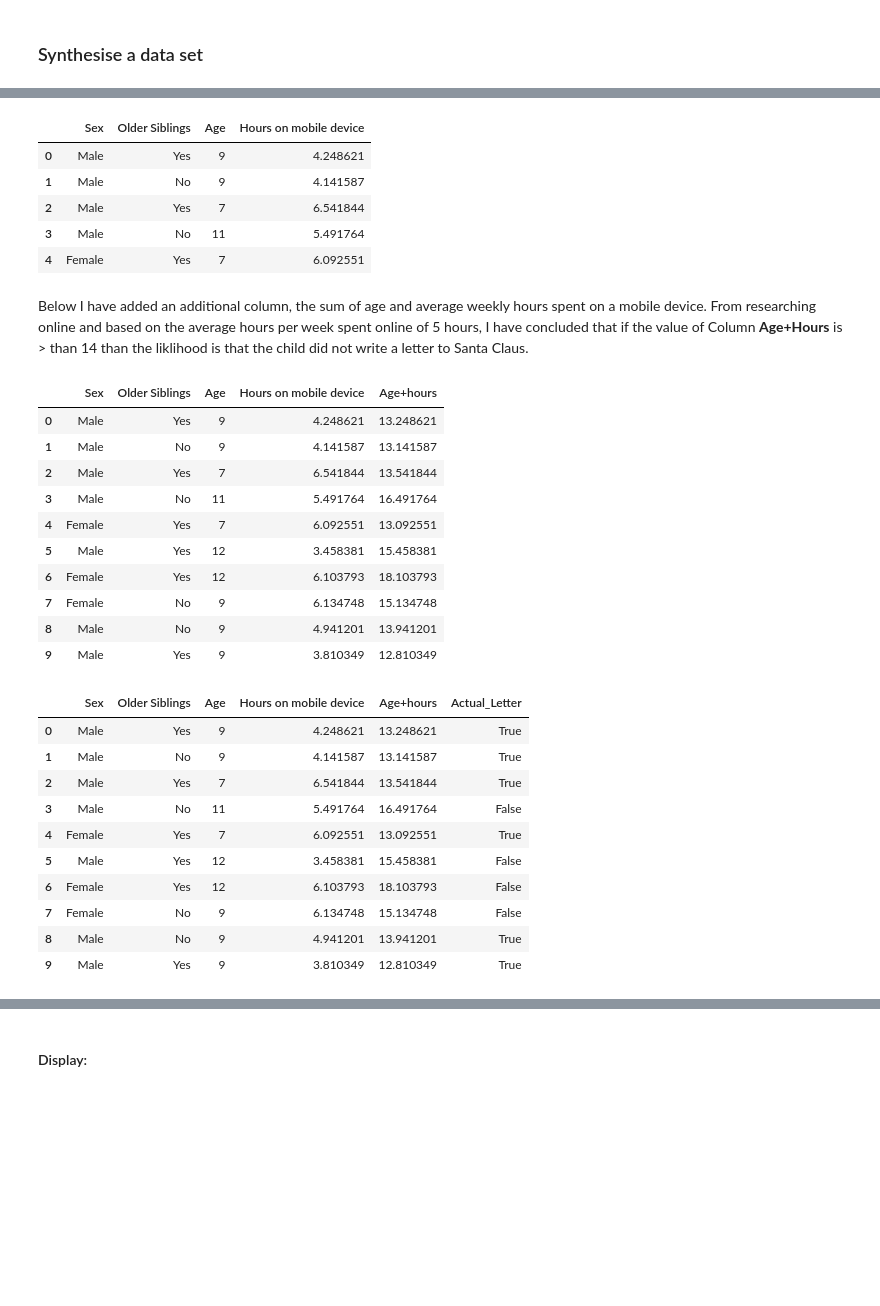
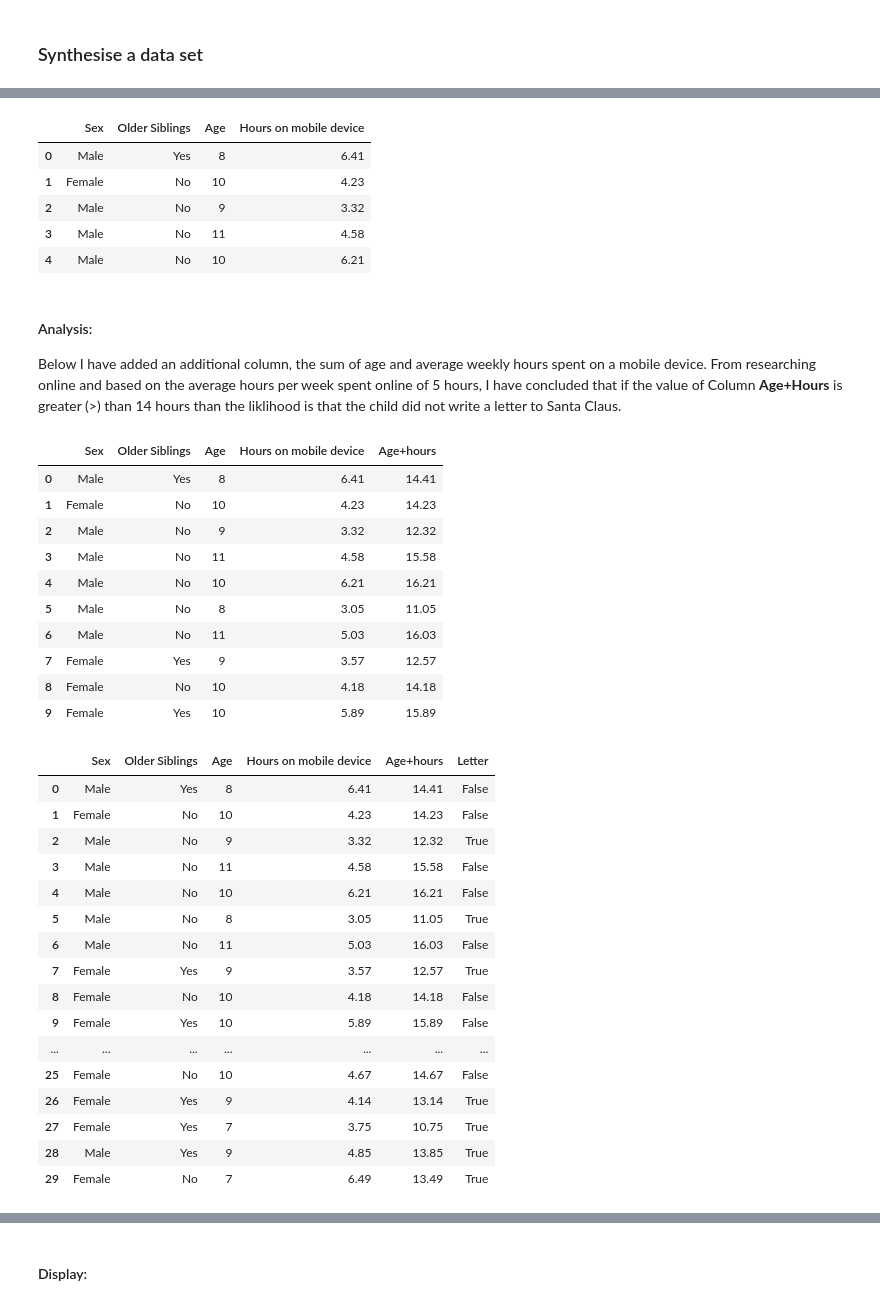
Before and after one commit to JulianConneely/Programming-for-Data-Analysis-Project-Dec18, a Jupyter notebook: Santa Claus.ipynb, the cells around one changed output, grey strips where cells are left out. Saved outputs shown, nothing was run; the diff lists cells and outputs as text; code cells hidden in the pictures; blank space fills up the shorter version.

```diff
--- a/Santa Claus.ipynb
+++ b/Santa Claus.ipynb
@@ -85,6 +84,7 @@ While this can of course be monitored by parents, it is very difficult. I feel t
 As metioned above I found that primary school students access mobile devices on average five hours per week with a standard deviation of one hour and that a normal distribution is an acceptable model for such a variable
 # %%
 # generates a set of hours of mobile device usage with mean of 5 using the normal distribution
-hours = np.random.normal(5, 1, 100)
+# rounded to two decimal places
+hours = np.random.normal(5, 1, 100).round(2)
 hours
 # %% [output]
@@ -184,50 +188,57 @@ df = df[['Sex','Older Siblings','Age','Hours on mobile device']]
 df.head()
 # %% [output]
 |  | Sex | Older Siblings | Age | Hours on mobile device |
-| 0 | Male | Yes | 9 | 4.248621 |
-| 1 | Male | No | 9 | 4.141587 |
-| 2 | Male | Yes | 7 | 6.541844 |
-| 3 | Male | No | 11 | 5.491764 |
-| 4 | Female | Yes | 7 | 6.092551 |
+| 0 | Male | Yes | 8 | 6.41 |
+| 1 | Female | No | 10 | 4.23 |
+| 2 | Male | No | 9 | 3.32 |
+| 3 | Male | No | 11 | 4.58 |
+| 4 | Male | No | 10 | 6.21 |
 # %% [markdown]
 
-Below I have added an additional column, the sum of age and average weekly hours spent on a mobile device. From researching online and based on the average hours per week spent online of 5 hours, I have concluded that if the value of Column **Age+Hours** is > than 14 than the liklihood is that the child did not write a letter to Santa Claus.
+#### Analysis:
+Below I have added an additional column, the sum of age and average weekly hours spent on a mobile device. From researching online and based on the average hours per week spent online of 5 hours, I have concluded that if the value of Column **Age+Hours** is greater (>) than 14 hours than the liklihood is that the child did not write a letter to Santa Claus.
 # %%
-# adding additional column based on the other columns [5]:
+# adding additional column based on the other columns [7]:
 df['Age+hours'] = (df.Age + df['Hours on mobile device'])
 df.head(10)
 # %% [output]
 |  | Sex | Older Siblings | Age | Hours on mobile device | Age+hours |
-| 0 | Male | Yes | 9 | 4.248621 | 13.248621 |
-| 1 | Male | No | 9 | 4.141587 | 13.141587 |
-| 2 | Male | Yes | 7 | 6.541844 | 13.541844 |
-| 3 | Male | No | 11 | 5.491764 | 16.491764 |
-| 4 | Female | Yes | 7 | 6.092551 | 13.092551 |
-| 5 | Male | Yes | 12 | 3.458381 | 15.458381 |
-| 6 | Female | Yes | 12 | 6.103793 | 18.103793 |
-| 7 | Female | No | 9 | 6.134748 | 15.134748 |
-| 8 | Male | No | 9 | 4.941201 | 13.941201 |
-| 9 | Male | Yes | 9 | 3.810349 | 12.810349 |
+| 0 | Male | Yes | 8 | 6.41 | 14.41 |
+| 1 | Female | No | 10 | 4.23 | 14.23 |
+| 2 | Male | No | 9 | 3.32 | 12.32 |
+| 3 | Male | No | 11 | 4.58 | 15.58 |
+| 4 | Male | No | 10 | 6.21 | 16.21 |
+| 5 | Male | No | 8 | 3.05 | 11.05 |
+| 6 | Male | No | 11 | 5.03 | 16.03 |
+| 7 | Female | Yes | 9 | 3.57 | 12.57 |
+| 8 | Female | No | 10 | 4.18 | 14.18 |
+| 9 | Female | Yes | 10 | 5.89 | 15.89 |
 # %%
 # WIP
 # adding additional column based on the other columns [6]:
 # where True = letter was written
 # and False = No letter was written
 
 import numpy as np
-df['Actual_Letter'] = np.where(df['Age+hours']<14.00, True, False)
-df.head(10)
+df['Letter'] = np.where(df['Age+hours']<14.00, True, False)
+df.head(30)
 # %% [output]
-|  | Sex | Older Siblings | Age | Hours on mobile device | Age+hours | Actual_Letter |
-| 0 | Male | Yes | 9 | 4.248621 | 13.248621 | True |
-| 1 | Male | No | 9 | 4.141587 | 13.141587 | True |
-| 2 | Male | Yes | 7 | 6.541844 | 13.541844 | True |
-| 3 | Male | No | 11 | 5.491764 | 16.491764 | False |
-| 4 | Female | Yes | 7 | 6.092551 | 13.092551 | True |
-| 5 | Male | Yes | 12 | 3.458381 | 15.458381 | False |
-| 6 | Female | Yes | 12 | 6.103793 | 18.103793 | False |
-| 7 | Female | No | 9 | 6.134748 | 15.134748 | False |
-| 8 | Male | No | 9 | 4.941201 | 13.941201 | True |
-| 9 | Male | Yes | 9 | 3.810349 | 12.810349 | True |
+|  | Sex | Older Siblings | Age | Hours on mobile device | Age+hours | Letter |
+| 0 | Male | Yes | 8 | 6.41 | 14.41 | False |
+| 1 | Female | No | 10 | 4.23 | 14.23 | False |
+| 2 | Male | No | 9 | 3.32 | 12.32 | True |
+| 3 | Male | No | 11 | 4.58 | 15.58 | False |
+| 4 | Male | No | 10 | 6.21 | 16.21 | False |
+| 5 | Male | No | 8 | 3.05 | 11.05 | True |
+| 6 | Male | No | 11 | 5.03 | 16.03 | False |
+| 7 | Female | Yes | 9 | 3.57 | 12.57 | True |
+| 8 | Female | No | 10 | 4.18 | 14.18 | False |
+| 9 | Female | Yes | 10 | 5.89 | 15.89 | False |
+| ... | ... | ... | ... | ... | ... | ... |
+| 25 | Female | No | 10 | 4.67 | 14.67 | False |
+| 26 | Female | Yes | 9 | 4.14 | 13.14 | True |
+| 27 | Female | Yes | 7 | 3.75 | 10.75 | True |
+| 28 | Male | Yes | 9 | 4.85 | 13.85 | True |
+| 29 | Female | No | 7 | 6.49 | 13.49 | True |
 # %%
 # Here we are selecting only rows that have Actual Letter = True, or children that have sent letters to Santa
```
Also changed, not shown: parts of 30 cells of this notebook.
